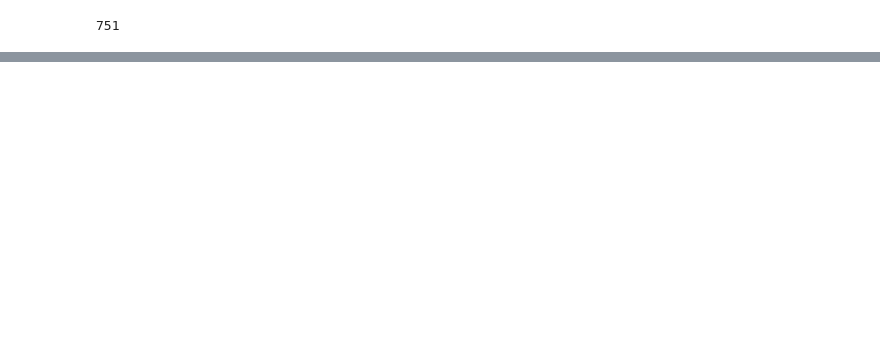
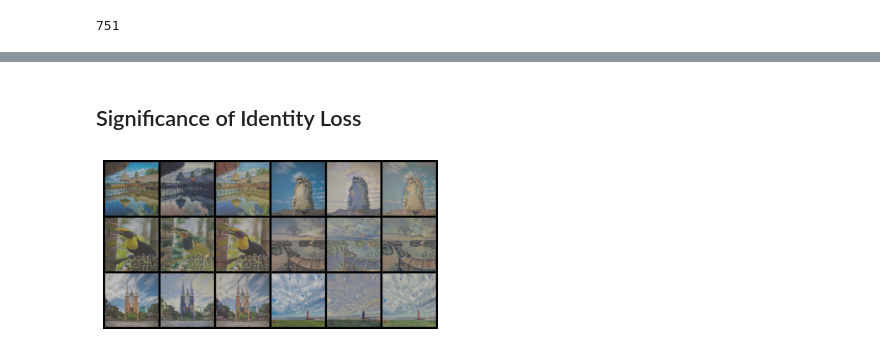
Before and after one commit to aditya-anulekh/monet-gans-project, a Jupyter notebook: cyclegan/testNotebook.ipynb, the cells around one changed output, grey strips where cells are left out. Saved outputs shown, nothing was run; the diff lists cells and outputs as text; code cells hidden in the pictures; blank space fills up the shorter version.

```diff
--- a/cyclegan/testNotebook.ipynb
+++ b/cyclegan/testNotebook.ipynb
@@ -78,0 +116,24 @@ for i, (_, photo_img) in enumerate(test_dataloader):
+# %% [markdown]
+## Significance of Identity Loss
+# %%
+outputs = []
+photos = [323, 13, 433, 463, 446, 319]
+ckpt_file = ["checkpoints/1212210058/gen_m_28.pth", "checkpoints/1212210846/gen_m_31.pth"]
+for photo_id in tqdm(photos):
+    photo = test_dataset.__getitem__(photo_id)[1]
+    photo = photo.reshape([1,3,256,256])
+    photo = photo.to("cuda")
+    outputs.append(photo)
+    for file in ckpt_file:
+        gen_w_i.load_state_dict(torch.load(file))
+        outputs.append(gen_w_i(photo))
+
+grid = make_grid(torch.cat(outputs), normalize=True, nrow=6, padding=10)
+# save_image(grid, "progress.png")
+fig = plt.figure()
+# fig.set_size_inches(5*len(photos), 5*3)
+plt.imshow(grid.cpu().permute(1,2,0))
+plt.axis("off")
+fig.savefig("plots/identity_loss_comp.png", dpi=200)
+# %% [output]
+[figure, added]
```
Also changed, not shown: parts of 13 cells of this notebook, 3 other files.
